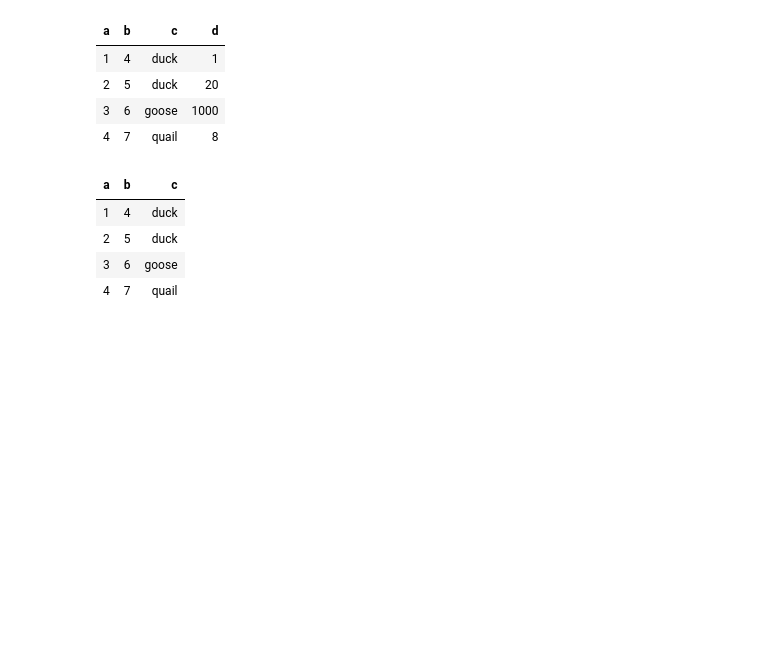
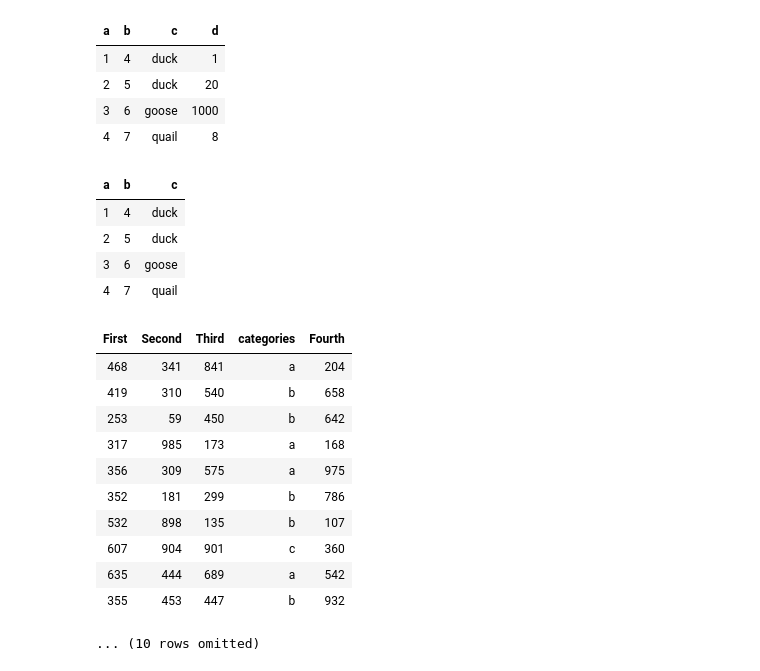
Before and after one commit to data-8/datascience, a Jupyter notebook: datascience/test.ipynb, the cells around one changed output. Saved outputs shown, nothing was run; the diff lists cells and outputs as text; code cells hidden in the pictures; blank space fills up the shorter version.

```diff
--- a/datascience/test.ipynb
+++ b/datascience/test.ipynb
@@ -29,10 +29,26 @@ t2
 # %%
 col1 = np.random.choice(1000, size = 20)
 col2 = np.random.choice(1000, size = 20)
 col3 = np.random.choice(1000, size = 20)
-cats = make_array("a", "b", "b", "a","a", "b", "b", "c","a", "b", "e", "a","a", "d", "b", "a","c", "c", "b", "a")
+col4 = np.random.choice(1000, size = 20)
+cats = make_array("a", "b", "b", "a","a", "b", "b", "c","a", "b", "d", "a","a", "d", "b", "a","c", "c", "b", "a")
 
 rands = Table().with_column("First", col1).with_column("Second", col2).with_column("Third", col3).with_column("categories", cats)
+rands = rands.with_column("Fourth", col4)
+rands
+# %% [output]
+| First | Second | Third | categories | Fourth |
+| 468 | 341 | 841 | a | 204 |
+| 419 | 310 | 540 | b | 658 |
+| 253 | 59 | 450 | b | 642 |
+| 317 | 985 | 173 | a | 168 |
+| 356 | 309 | 575 | a | 975 |
+| 352 | 181 | 299 | b | 786 |
+| 532 | 898 | 135 | b | 107 |
+| 607 | 904 | 901 | c | 360 |
+| 635 | 444 | 689 | a | 542 |
+| 355 | 453 | 447 | b | 932 |
+... (10 rows omitted)
 # %%
 rands.scatter("First", colors = "categories", sizes = "Third")
 # %% [output]
```
Also changed, not shown: parts of 1 cell of this notebook, 1 other file.
